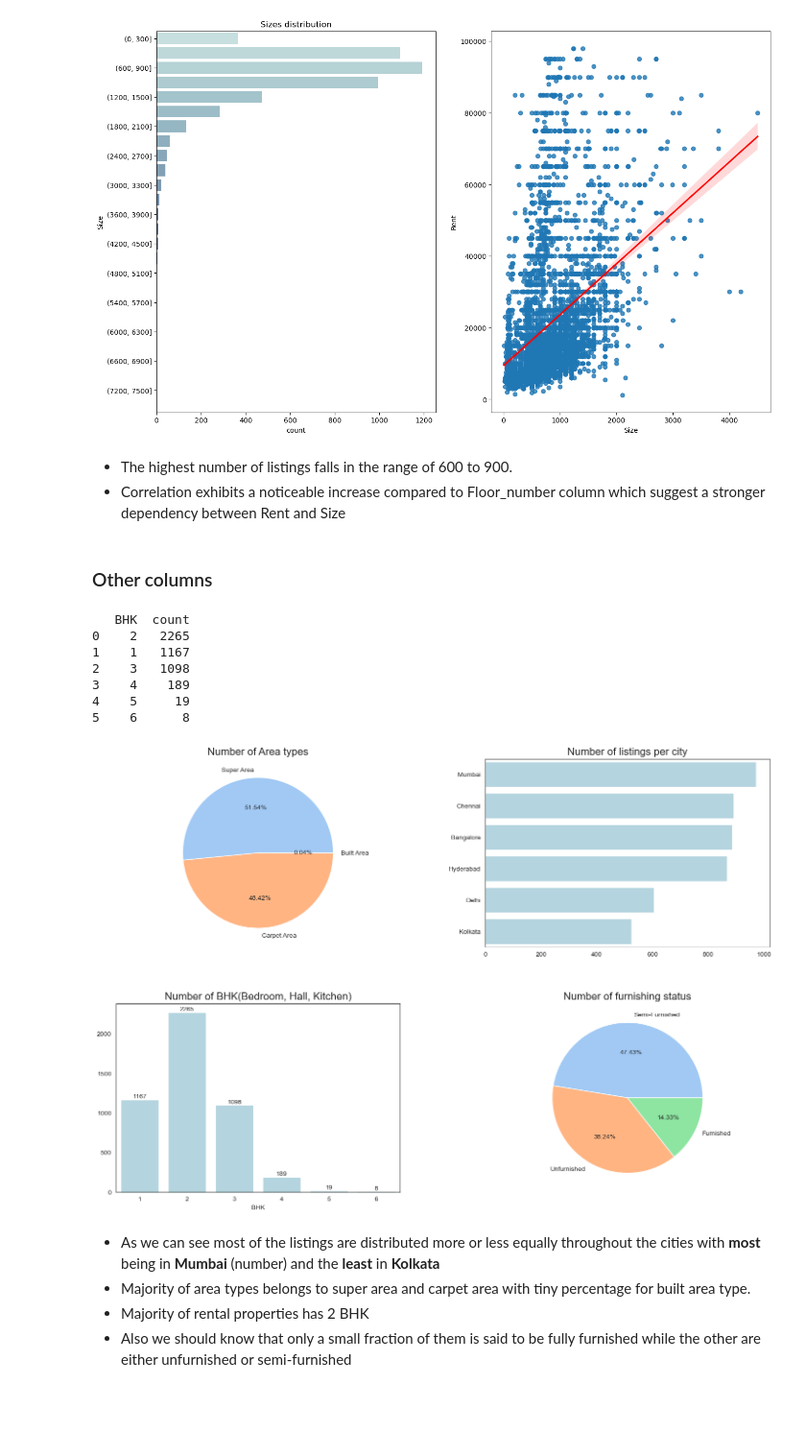
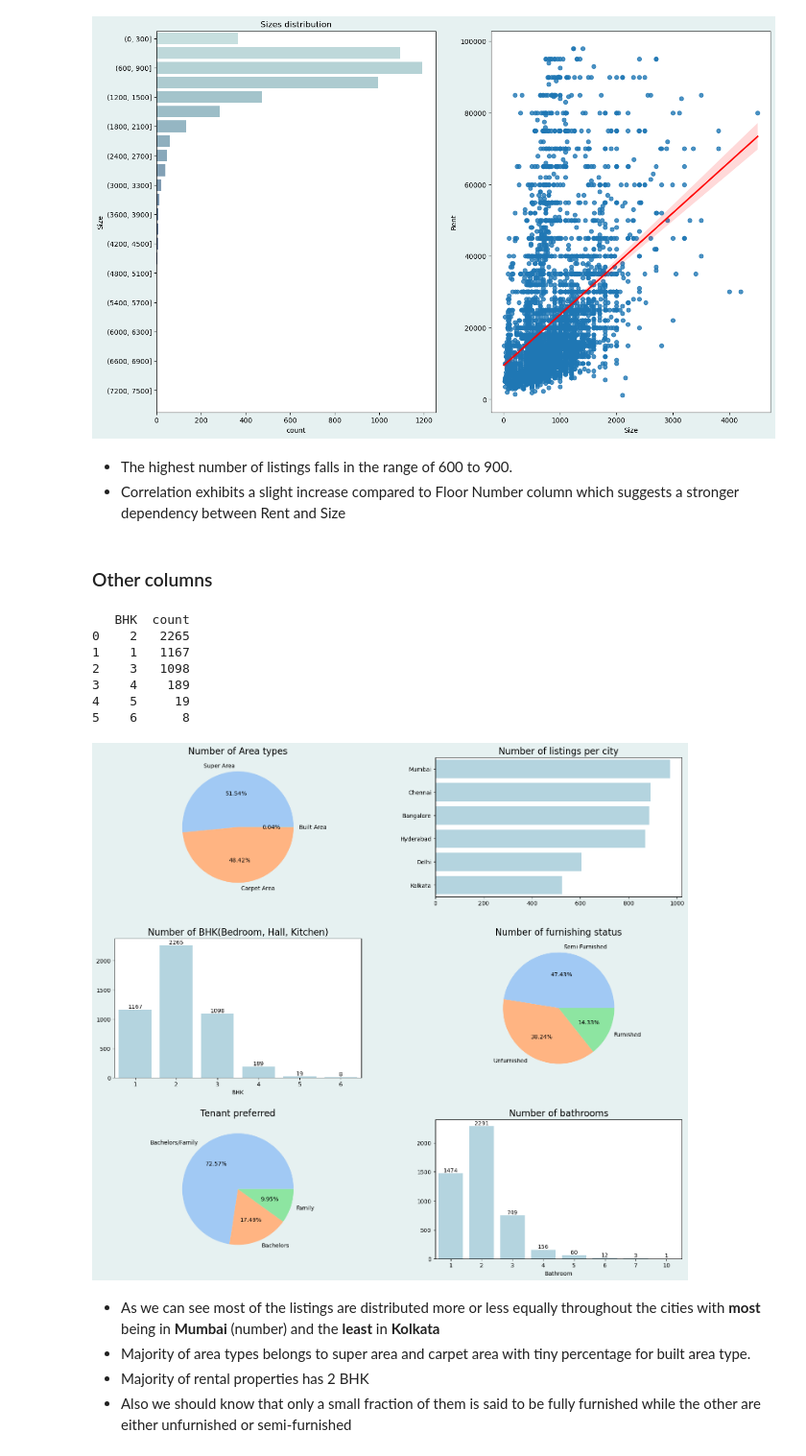
Before and after one commit to veektorf1/rent_prediction, a Jupyter notebook: Rent prediction.ipynb, the cells around one changed output. Shown at 96% size. Saved outputs shown, nothing was run; the diff lists cells and outputs as text; code cells hidden in the pictures; blank space fills up the shorter version.

```diff
--- a/Rent prediction.ipynb
+++ b/Rent prediction.ipynb
@@ -104,7 +105,7 @@ df['Floor'].unique().max(),df['Floor'].unique().min()
  '5 out of 10' '11 out of 14' 'Lower Basement out of 2']
 ('Upper Basement out of 9', '1')
 # %%
-def find_floor_number(name):
+def find_Floor_Number(name):
     if name=="Ground":
         return 0
     elif name=="Upper Basement":
@@ -127,12 +128,14 @@ def find_floor(name):
     name = name.split(" ")
     try:
         if(name[1]=="Basement"):
-            return find_floor_number(" ".join(name[:2]))
-        else: return find_floor_number(name[0])
+            return find_Floor_Number(" ".join(name[:2]))
+        else: return find_Floor_Number(name[0])
     except:
-        return find_floor_number(name[0])
-df["Floor_number"] = df["Floor"].apply(find_floor)
-df["Floor_number"].describe()
+        return find_Floor_Number(name[0])
+df["Floor Number"] = df["Floor"].apply(find_floor)
+df = df.drop(columns=['Floor'])
+print(df["Floor Number"].describe())
+df.info()
 # %% [output]
 count    4746.000000
 mean        3.436157
@@ -153,9 +157,9 @@ df['Size'].max()
 # %% [markdown]
 Now let's modify date column to set apart months from 'Posted On' column which will come in handy later on in the analysis.
 # %%
-df['Month number'] = pd.to_datetime(df['Posted On'],format='%Y-%m-%d').dt.month
+df['Month Number'] = pd.to_datetime(df['Posted On'],format='%Y-%m-%d').dt.month
 map_month = {4:"April",5:"May",6:"June",7:"July",8:"August"}
-df['Month'] = df['Month number'].map(map_month)
+df['Month'] = df['Month Number'].map(map_month)
 df['Month'].unique()
 # %% [output]
 array(['May', 'July', 'April', 'June'], dtype=object)
@@ -329,12 +333,12 @@ data.corr()
 [figure]
 # %% [markdown]
 * The highest number of listings falls in the range of 600 to 900.
-* Correlation exhibits a noticeable increase compared to Floor_number column which suggest a stronger dependency between Rent and Size
+* Correlation exhibits a slight increase compared to Floor Number column which suggests a stronger dependency between Rent and Size
 # %% [markdown]
 ### Other columns
 # %%
-sns.set_style("white")
-fig,axes = plt.subplots(figsize=(18,12),nrows=2,ncols=2)
+
+fig,axes = plt.subplots(figsize=(18,16),nrows=3,ncols=2)
 
 ax1 = axes[0, 0]
 area_type_counts = df["Area Type"].value_counts()
@@ -349,35 +353,49 @@ ax2.set_title("Number of listings per city", fontsize=16)
 # Plot for BHK
 ax3 = axes[1, 0]
 data = df["BHK"].value_counts()
 sns.barplot(x=data.index, y=data, ax=ax3, color='lightblue')
 ax3.set_title("Number of BHK(Bedroom, Hall, Kitchen)", fontsize=16)
 data = data.reset_index()
 print(data)
 for index,row in data.iterrows():
     # print(index,row)
     ax3.text(row['BHK']-1, row['count'] + 20, str(row['count']), ha='center', fontsize=10)
 
 # Plot for Furnishing Status
 ax4 = axes[1, 1]
 ax4.pie(df["Furnishing Status"].value_counts().values, labels=df["Furnishing Status"].value_counts().index, autopct='%1.2f%%', colors=sns.color_palette("pastel"))
 ax4.set_title("Number of furnishing status", fontsize=16)
 
+ax5 = axes[2,0]
+data = df['Tenant Preferred'].value_counts()
+ax5.pie(data.values,labels=data.index,autopct='%1.2f%%', colors=sns.color_palette("pastel"))
+ax5.set_title("Tenant preferred", fontsize=16)
+
+ax6 = axes[2,1]
+data = df['Bathroom'].value_counts()
+sns.barplot(x=data.index,y=data,color='lightblue',ax=ax6)
+ax6.set_title("Number of bathrooms", fontsize=16)
+data = data.sort_index().reset_index()
+# print(data)
+for index,row in data.iterrows():
+    # print(index,row)
+    ax6.text(index,row['count']+20,row['count'],ha='center', fontsize=10)
+
 
 for ax_row in axes:
     for ax in ax_row:
         ax.set_ylabel("")
 # plt.tight_layout()
 plt.subplots_adjust(wspace=0.3, hspace=0.3)
-plt.show()
 # %% [output]
    BHK  count
 0    2   2265
 1    1   1167
 2    3   1098
 3    4    189
 4    5     19
 5    6      8
-[figure, old version]
+[figure, new version]
 # %% [markdown]
 
 * As we can see most of the listings are distributed more or less equally throughout the cities with **most** being in **Mumbai** (number) and the **least** in **Kolkata**
```
Also changed, not shown: parts of 24 cells of this notebook.
